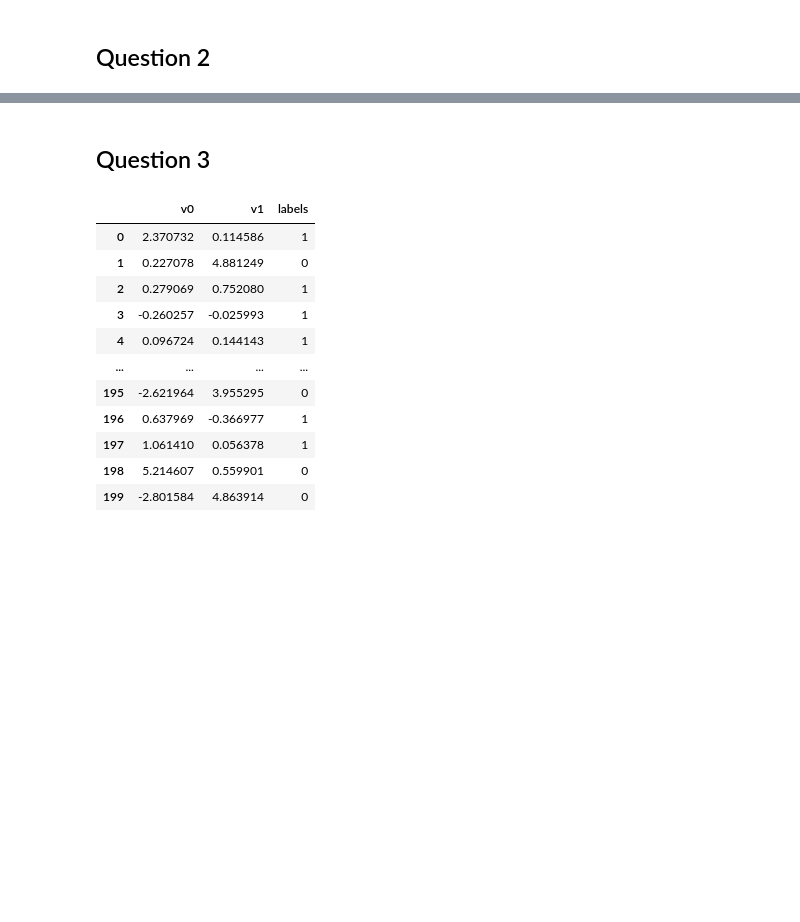
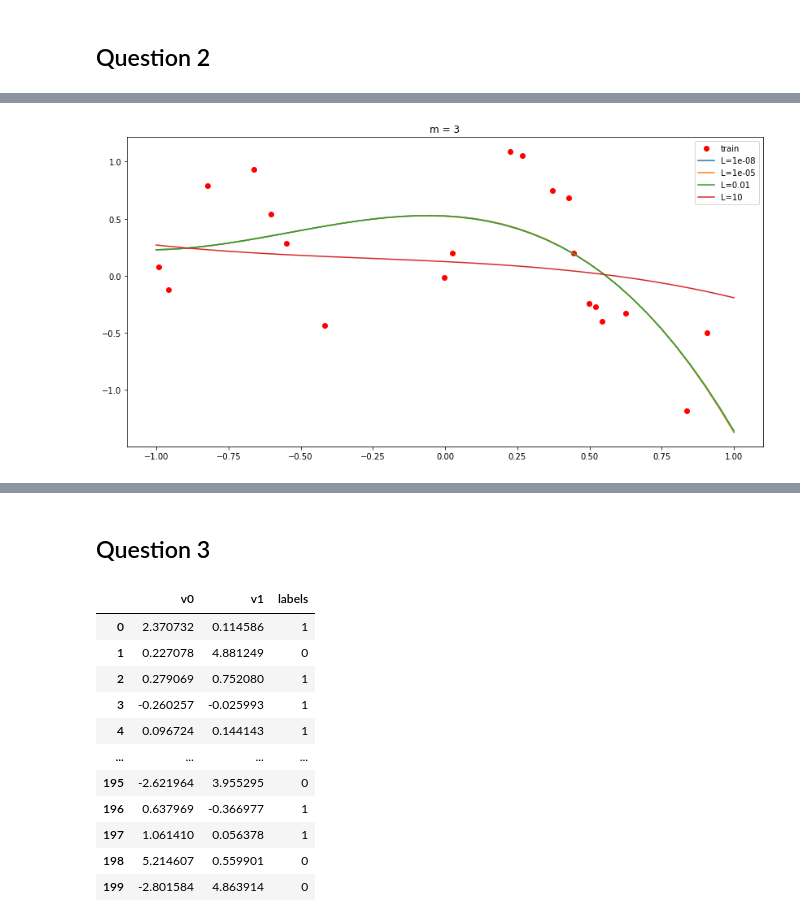
Before and after one commit to tanyarllrm/brains, a Jupyter notebook: Assignment1.ipynb, the cells around one changed output, grey strips where cells are left out. Cells and saved outputs as stored; diff of their text form; code cells hidden in the pictures; blank space fills up the shorter version.

```diff
--- a/Assignment1.ipynb
+++ b/Assignment1.ipynb
@@ -164,0 +217,22 @@ train_df
+# %%
+# Plot training data with regularized regression models in steps of 0.05
+def X_vec(x, m):
+    return np.array([x**n for n in range(m+1)])
+
+m = 3
+x_range = np.arange(-1,1.05,0.05)  # range of x values to plot
+Lambda = [10**(-8), 10**(-5), 10**(-2), 10]    # given values of lambda to use
+
+plt.figure(figsize=(14,7))
+#plt.plot(test_df['x'],test_df['y'],'o',color='blue',label='test')
+plt.plot(train_df['x'],train_df['y'],'o',color='red',label='train')
+
+for L in Lambda:
+    weights = regularized_LS(F,T,L,m)
+    #print('L=',L,'\nW=\n',weights)
+    plt.plot(x_range, regression_model(X_vec(x_range,m), weights), label=f'L={L}')
+plt.title(f'm = {m}')
+plt.legend()
+plt.show()
+# %% [output]
+[figure, added]
```
Also changed, not shown: parts of 13 cells of this notebook, 1 other file.
